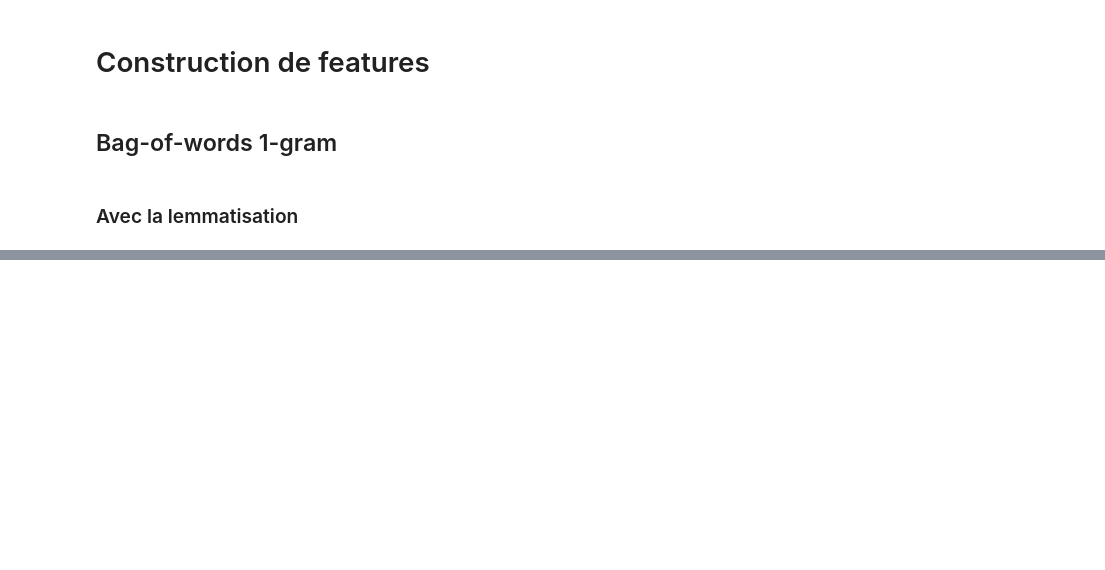
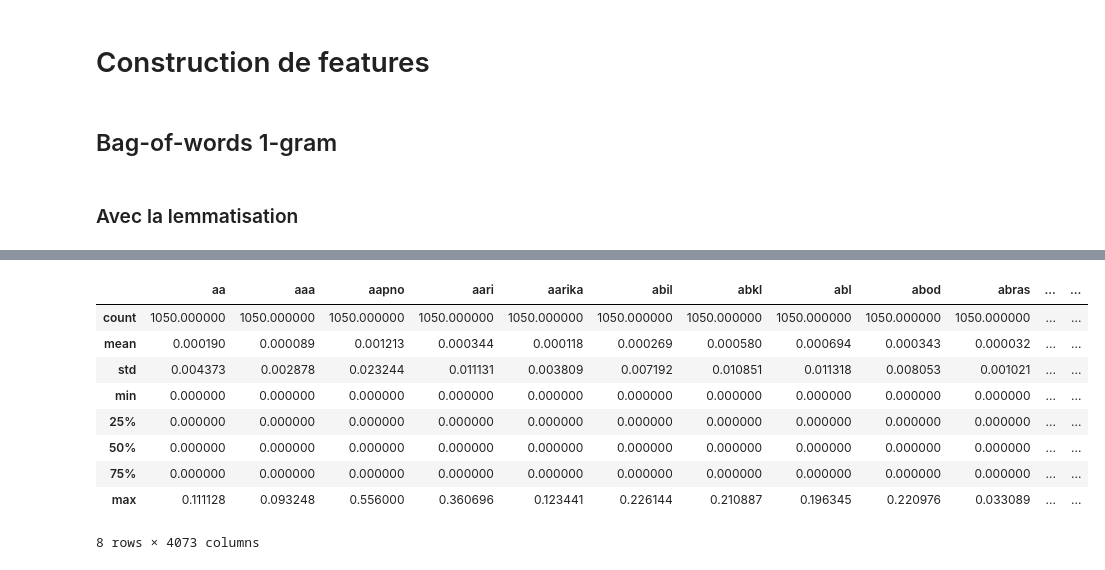
Before and after one commit to sebastienbourgeois/oc-p6-classifier-biens-consommation, a Jupyter notebook: P6_01_notebook.ipynb, the cells around one changed output, grey strips where cells are left out. Saved outputs shown, nothing was run; the diff lists cells and outputs as text; code cells hidden in the pictures; blank space fills up the shorter version.

```diff
--- a/P6_01_notebook.ipynb
+++ b/P6_01_notebook.ipynb
@@ -660,0 +663,13 @@ tf_idf_lemme.describe()
+# %%
+# Préparation du dataset
+tf_idf_stem = bag_of_words_stem[["uniq_id", "full_description",
+                                 "description_stemmee", "description_stemmee_txt"]].copy()
+# %%
+# Liste de l'ensemble des descriptions
+liste_descriptions_stemmees = tf_idf_stem["description_stemmee_txt"].to_list()
+# %%
+# Comptabilisation des mots de chacune des descriptions et création des features
+x = vectorizer.fit_transform(liste_descriptions_stemmees).toarray()
+liste_vocabulaire = vectorizer.get_feature_names()
+tf_idf = pd.DataFrame(data=x, columns=liste_vocabulaire)
+tf_idf_stem = pd.concat([tf_idf_stem, tf_idf], axis=1)
@@ -660,0 +696,13 @@ tf_idf_lemme.describe()
+# %%
+tf_idf_stem.describe()
+# %% [output]
+|  | aa | aaa | aapno | aari | aarika | abil | abkl | abl | abod | abras | ... | ... |
+| count | 1050.000000 | 1050.000000 | 1050.000000 | 1050.000000 | 1050.000000 | 1050.000000 | 1050.000000 | 1050.000000 | 1050.000000 | 1050.000000 | ... | ... |
+| mean | 0.000190 | 0.000089 | 0.001213 | 0.000344 | 0.000118 | 0.000269 | 0.000580 | 0.000694 | 0.000343 | 0.000032 | ... | ... |
+| std | 0.004373 | 0.002878 | 0.023244 | 0.011131 | 0.003809 | 0.007192 | 0.010851 | 0.011318 | 0.008053 | 0.001021 | ... | ... |
+| min | 0.000000 | 0.000000 | 0.000000 | 0.000000 | 0.000000 | 0.000000 | 0.000000 | 0.000000 | 0.000000 | 0.000000 | ... | ... |
+| 25% | 0.000000 | 0.000000 | 0.000000 | 0.000000 | 0.000000 | 0.000000 | 0.000000 | 0.000000 | 0.000000 | 0.000000 | ... | ... |
+| 50% | 0.000000 | 0.000000 | 0.000000 | 0.000000 | 0.000000 | 0.000000 | 0.000000 | 0.000000 | 0.000000 | 0.000000 | ... | ... |
+| 75% | 0.000000 | 0.000000 | 0.000000 | 0.000000 | 0.000000 | 0.000000 | 0.000000 | 0.000000 | 0.000000 | 0.000000 | ... | ... |
+| max | 0.111128 | 0.093248 | 0.556000 | 0.360696 | 0.123441 | 0.226144 | 0.210887 | 0.196345 | 0.220976 | 0.033089 | ... | ... |
+8 rows × 4073 columns
```
Also changed, not shown: parts of 65 cells of this notebook.
